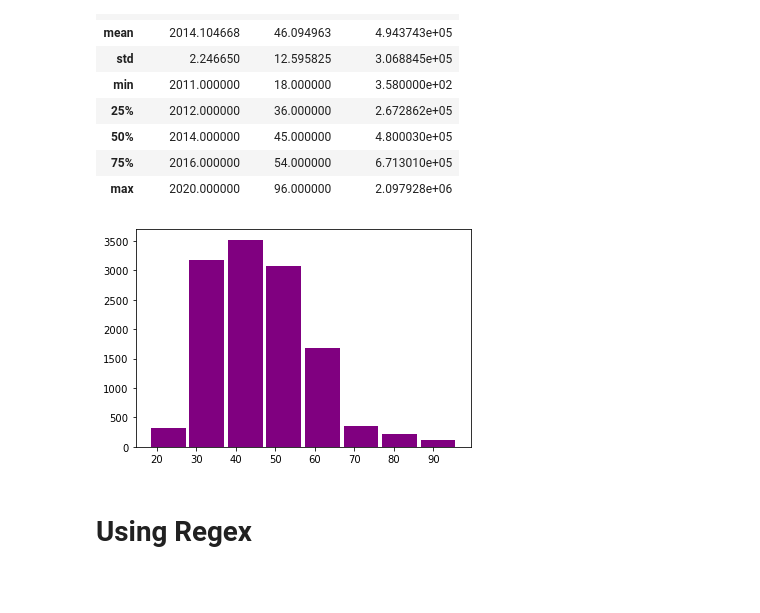
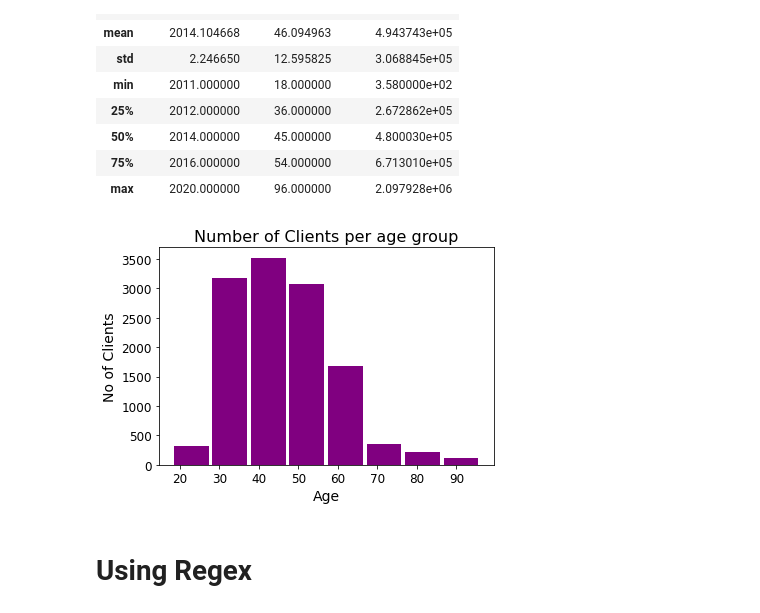
Before and after one commit to spag28/UCDPA_BethCartledge, a Jupyter notebook: Project.ipynb, the cells around one changed output. Cells and saved outputs as stored; diff of their text form; code cells hidden in the pictures; blank space fills up the shorter version.

```diff
--- a/Project.ipynb
+++ b/Project.ipynb
@@ -557,13 +562,18 @@ Client.describe()
 # %%
 #plot a histogram of the age column to see the distribution of ages into 8 buckets(bins)
 
 import matplotlib.pyplot as plt
 import numpy as np
 
 plt.hist(Client['AGE'], bins = 8, rwidth = .9,color = 'purple')
+plt.xlabel('Age', fontsize = 14)
+plt.ylabel('No of Clients', fontsize = 14)
+plt.xticks(fontsize = 12)
+plt.yticks(fontsize = 12)
+plt.title('Number of Clients per age group', fontsize = 16)
 plt.show()
 # %% [output]
-[figure, old version]
+[figure, new version]
 # %% [markdown]
 # Using Regex
 # %%
```
Also changed, not shown: parts of 18 cells of this notebook.
